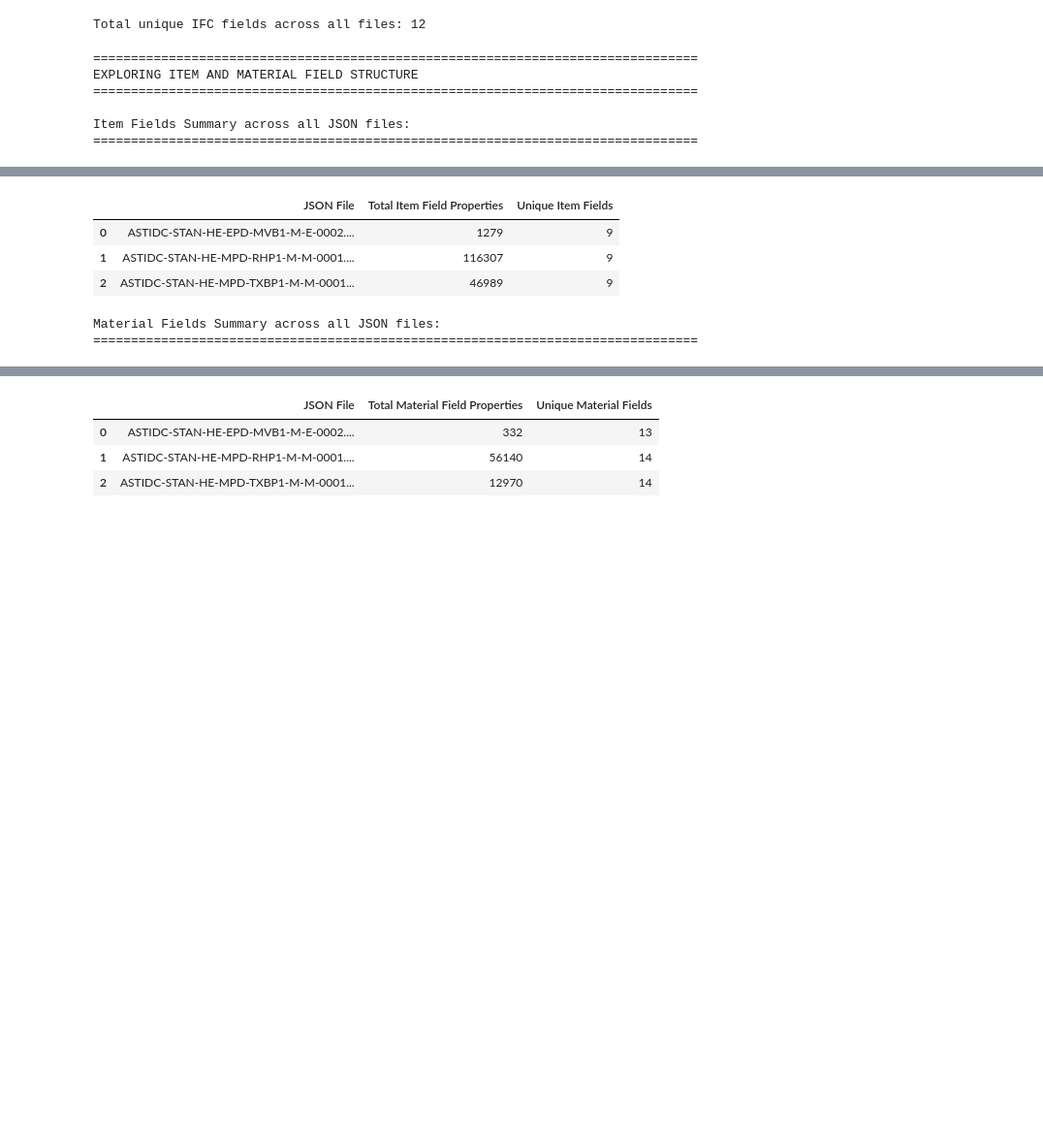
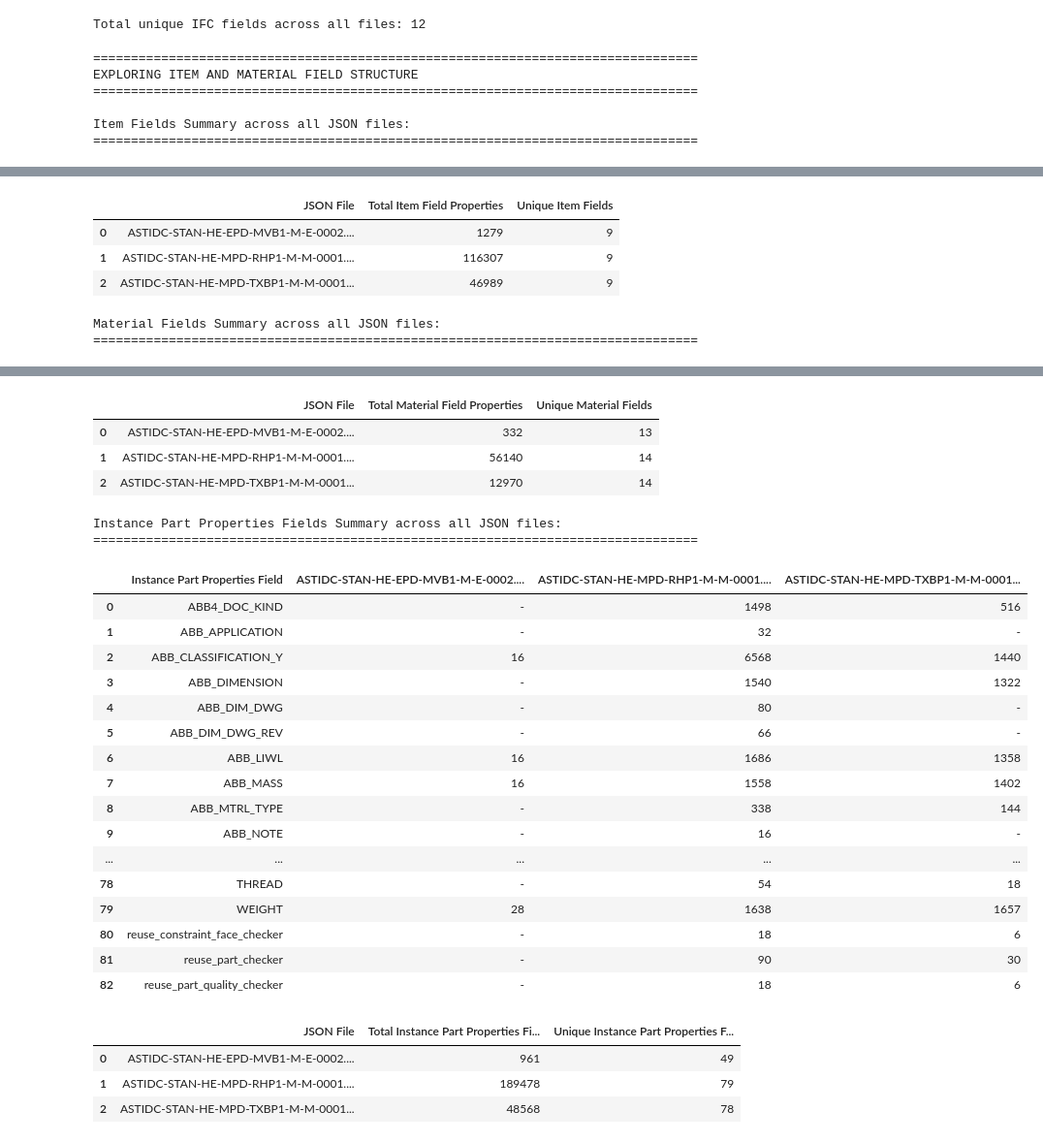
Before and after one commit to plarchi/MsC-IFC-APS, a Jupyter notebook: PyDataTest/Query-JSON-ASTIDC.ipynb, the cells around one changed output, grey strips where cells are left out. Shown at 97% size. Saved outputs shown, nothing was run; the diff lists cells and outputs as text; code cells hidden in the pictures; blank space fills up the shorter version.

Commit message:
Table summary for ASTIDC

```diff
--- a/PyDataTest/Query-JSON-ASTIDC.ipynb
+++ b/PyDataTest/Query-JSON-ASTIDC.ipynb
@@ -330,7 +330,7 @@ print("EXPLORING ITEM AND MATERIAL FIELD STRUCTURE")
 print("=" * 80)
 
 
-def build_field_matrix(category_names, section_title, field_label):
+def build_field_matrix(category_names, section_title, field_label, max_rows=None):
     analysis = {}
 
     for path in json_paths:
@@ -398,7 +398,12 @@ def build_field_matrix(category_names, section_title, field_label):
         matrix_df = pd.DataFrame(matrix_rows)
     else:
         matrix_df = pd.DataFrame(columns=[field_label] + json_files)
-    display(matrix_df)
+
+    display_df = matrix_df.head(max_rows) if max_rows is not None else matrix_df
+    if max_rows is not None and len(matrix_df) > max_rows:
+        print(f"(Showing first {max_rows} of {len(matrix_df)} rows)")
+    with pd.option_context("display.max_rows", len(display_df)):
+        display(display_df)
 
     summary_rows = []
     for file_name in json_files:
@@ -426,6 +431,13 @@ build_field_matrix(
     section_title="Material Fields Summary across all JSON files:",
     field_label="Material Field",
 )
+
+build_field_matrix(
+    category_names={"Instance Part Properties"},
+    section_title="Instance Part Properties Fields Summary across all JSON files:",
+    field_label="Instance Part Properties Field",
+    max_rows=100,
+)
 # %% [output]
 ================================================================================
 EXPLORING ITEM AND MATERIAL FIELD STRUCTURE
@@ -441,30 +453,53 @@ Item Fields Summary across all JSON files:
 | 4 | Name | 180 | 16023 | 6572 |
 | 5 | Required | 180 | 16047 | 6580 |
 | 6 | Source File | 179 | 16046 | 6579 |
 | 7 | Type | 180 | 16047 | 6580 |
 | 8 | Unit | 1 | 1 | 1 |
 |  | JSON File | Total Item Field Properties | Unique Item Fields |
 | 0 | ASTIDC-STAN-HE-EPD-MVB1-M-E-0002.... | 1279 | 9 |
 | 1 | ASTIDC-STAN-HE-MPD-RHP1-M-M-0001.... | 116307 | 9 |
 | 2 | ASTIDC-STAN-HE-MPD-TXBP1-M-M-0001... | 46989 | 9 |
 Material Fields Summary across all JSON files:
 ================================================================================
 |  | Material Field | ASTIDC-STAN-HE-EPD-MVB1-M-E-0002.... | ASTIDC-STAN-HE-MPD-RHP1-M-M-0001.... | ASTIDC-STAN-HE-MPD-TXBP1-M-M-0001... |
 | 0 | GLOBALID | 28 | 6798 | 1566 |
 | 1 | NX_Area | 26 | 6640 | 740 |
 | 2 | NX_AreaSource | 26 | 6194 | 672 |
 | 3 | NX_Density | 24 | 1644 | 730 |
 | 4 | NX_DensitySource | 24 | 1198 | 662 |
 | 5 | NX_Mass | 24 | 1686 | 730 |
 | 6 | NX_MassSource | 24 | 1216 | 662 |
 | 7 | NX_Material | - | 1432 | 1272 |
 | 8 | NX_MaterialMissingAssignments | 28 | 6798 | 1566 |
 | 9 | NX_MaterialMultipleAssigned | 28 | 6798 | 1566 |
 | 10 | NX_Volume | 26 | 6640 | 740 |
 | 11 | NX_VolumeSource | 26 | 6194 | 672 |
 | 12 | NX_Weight | 24 | 1686 | 730 |
 | 13 | NX_WeightSource | 24 | 1216 | 662 |
 |  | JSON File | Total Material Field Properties | Unique Material Fields |
 | 0 | ASTIDC-STAN-HE-EPD-MVB1-M-E-0002.... | 332 | 13 |
 | 1 | ASTIDC-STAN-HE-MPD-RHP1-M-M-0001.... | 56140 | 14 |
 | 2 | ASTIDC-STAN-HE-MPD-TXBP1-M-M-0001... | 12970 | 14 |
+Instance Part Properties Fields Summary across all JSON files:
+================================================================================
+|  | Instance Part Properties Field | ASTIDC-STAN-HE-EPD-MVB1-M-E-0002.... | ASTIDC-STAN-HE-MPD-RHP1-M-M-0001.... | ASTIDC-STAN-HE-MPD-TXBP1-M-M-0001... |
+| 0 | ABB4_DOC_KIND | - | 1498 | 516 |
+| 1 | ABB_APPLICATION | - | 32 | - |
+| 2 | ABB_CLASSIFICATION_Y | 16 | 6568 | 1440 |
+| 3 | ABB_DIMENSION | - | 1540 | 1322 |
+| 4 | ABB_DIM_DWG | - | 80 | - |
+| 5 | ABB_DIM_DWG_REV | - | 66 | - |
+| 6 | ABB_LIWL | 16 | 1686 | 1358 |
+| 7 | ABB_MASS | 16 | 1558 | 1402 |
+| 8 | ABB_MTRL_TYPE | - | 338 | 144 |
+| 9 | ABB_NOTE | - | 16 | - |
+| ... | ... | ... | ... | ... |
+| 78 | THREAD | - | 54 | 18 |
+| 79 | WEIGHT | 28 | 1638 | 1657 |
+| 80 | reuse_constraint_face_checker | - | 18 | 6 |
+| 81 | reuse_part_checker | - | 90 | 30 |
+| 82 | reuse_part_quality_checker | - | 18 | 6 |
+|  | JSON File | Total Instance Part Properties Fi... | Unique Instance Part Properties F... |
+| 0 | ASTIDC-STAN-HE-EPD-MVB1-M-E-0002.... | 961 | 49 |
+| 1 | ASTIDC-STAN-HE-MPD-RHP1-M-M-0001.... | 189478 | 79 |
+| 2 | ASTIDC-STAN-HE-MPD-TXBP1-M-M-0001... | 48568 | 78 |
```
